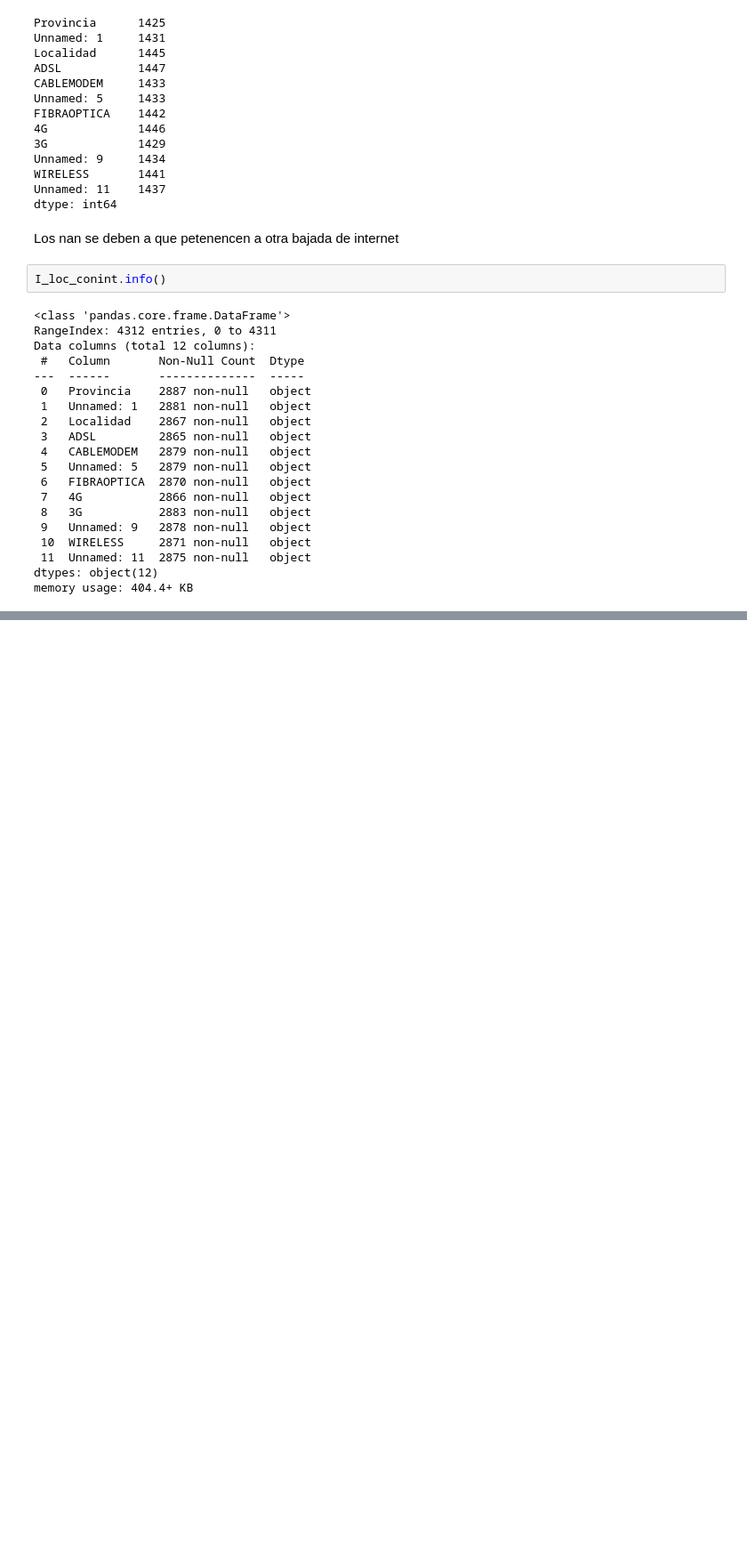
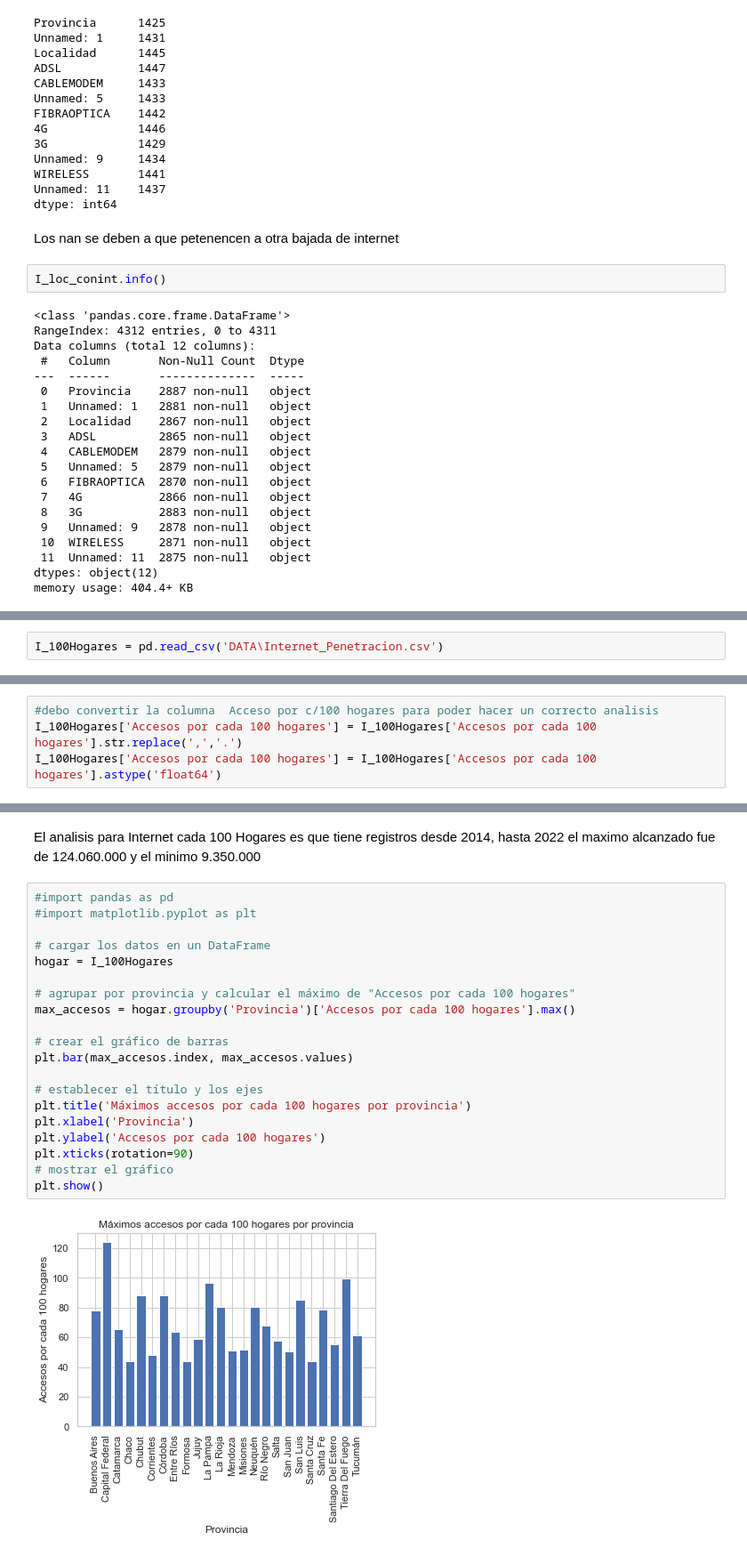
Before and after one commit to Bearodriguez2022/repositorio-Henry, a Jupyter notebook: EDA.ipynb, the cells around one changed output, grey strips where cells are left out. Shown: that part at 89% size. Saved outputs shown, nothing was run; the diff lists cells and outputs as text; blank space fills up the shorter version.

```diff
--- a/EDA.ipynb
+++ b/EDA.ipynb
@@ -680,0 +727,2 @@ memory usage: 404.4+ KB
+# %%
+I_100Hogares = pd.read_csv('DATA\Internet_Penetracion.csv')
@@ -680,0 +752,4 @@ memory usage: 404.4+ KB
+# %%
+#debo convertir la columna  Acceso por c/100 hogares para poder hacer un correcto analisis
+I_100Hogares['Accesos por cada 100 hogares'] = I_100Hogares['Accesos por cada 100 hogares'].str.replace(',','.')
+I_100Hogares['Accesos por cada 100 hogares'] = I_100Hogares['Accesos por cada 100 hogares'].astype('float64')
@@ -680,0 +776,24 @@ memory usage: 404.4+ KB
+# %% [markdown]
+El analisis para Internet cada 100 Hogares es que tiene registros desde 2014, hasta 2022 el maximo alcanzado fue de 124.060.000 y el minimo 9.350.000
+# %%
+#import pandas as pd
+#import matplotlib.pyplot as plt
+
+# cargar los datos en un DataFrame
+hogar = I_100Hogares
+
+# agrupar por provincia y calcular el máximo de "Accesos por cada 100 hogares"
+max_accesos = hogar.groupby('Provincia')['Accesos por cada 100 hogares'].max()
+
+# crear el gráfico de barras
+plt.bar(max_accesos.index, max_accesos.values)
+
+# establecer el título y los ejes
+plt.title('Máximos accesos por cada 100 hogares por provincia')
+plt.xlabel('Provincia')
+plt.ylabel('Accesos por cada 100 hogares')
+plt.xticks(rotation=90)
+# mostrar el gráfico
+plt.show()
+# %% [output]
+[figure, added]
```
Also changed, not shown: parts of 12 cells of this notebook.
